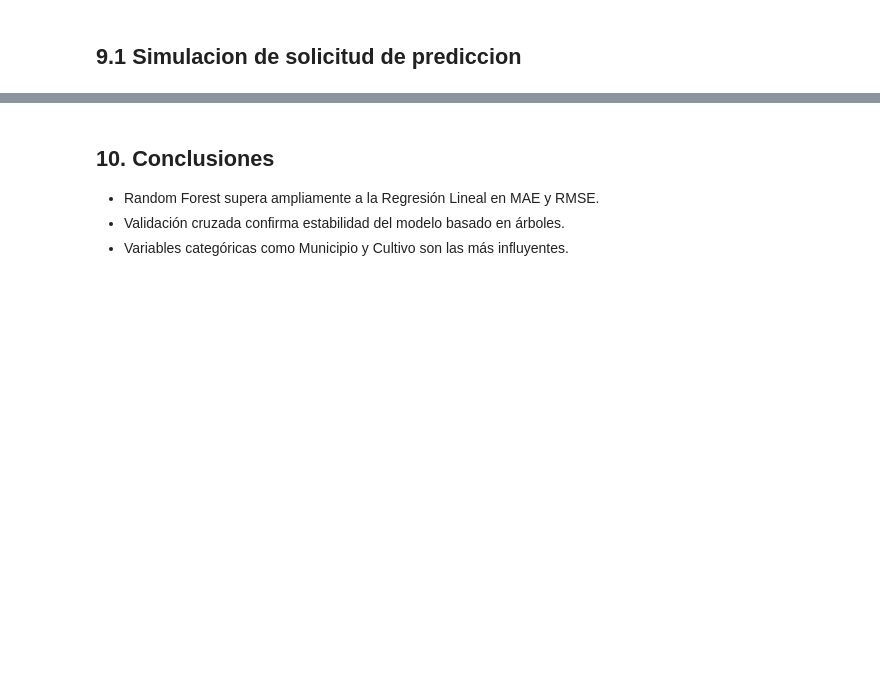
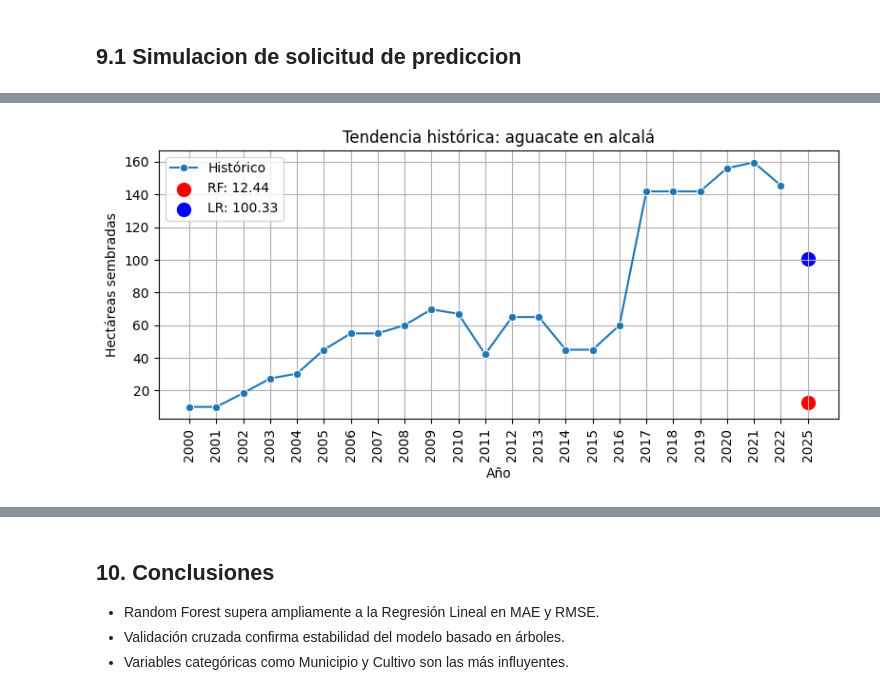
Before and after one commit to diegofvelez-coder/Prediccion-Hectareas_Cultivos_Valle_CO, a Jupyter notebook: 2025_Diego_Velez_Proyecto_Redes_Neuronales_Artificiales.ipynb, the cells around one changed output, grey strips where cells are left out. Drawn from its saved outputs; the diff is of its cells as text; code cells hidden in the pictures; blank space fills up the shorter version.

```diff
--- a/2025_Diego_Velez_Proyecto_Redes_Neuronales_Artificiales.ipynb
+++ b/2025_Diego_Velez_Proyecto_Redes_Neuronales_Artificiales.ipynb
@@ -554,37 +620,73 @@ Ejemplos de predicciones:
 # %% [markdown]
 ## 9.1 Simulacion de solicitud de prediccion
 # %%
-# Solicitar datos al usuario
-anio = int(input("Ingrese el año (ej: 2024): "))
-municipio = input("Ingrese el municipio: ").strip().lower()
-subregion = input("Ingrese la subregión: ").strip().lower()
-cultivo = input("Ingrese el cultivo: ").strip().lower()
-ciclo = input("Ingrese el ciclo: ").strip().lower()
+import ipywidgets as widgets
+from IPython.display import display, clear_output
+import pandas as pd
+import seaborn as sns
+import matplotlib.pyplot as plt
 
-# Crear DataFrame con los datos ingresados
-nuevo_dato = pd.DataFrame({
-    'Año': [anio],
-    'Municipio': [municipio],
-    'Subregión': [subregion],
-    'Cultivo': [cultivo],
-    'Ciclo': [ciclo]
-})
+# Widgets
+input_anio = widgets.IntText(value=2025, description='Año:')
+dropdown_municipio = widgets.Dropdown(options=sorted(df['Municipio'].unique()), description='Municipio:')
+dropdown_subregion = widgets.Dropdown(options=sorted(df['Subregión'].unique()), description='Subregión:')
+dropdown_cultivo = widgets.Dropdown(options=sorted(df['Cultivo'].unique()), description='Cultivo:')
+dropdown_ciclo = widgets.Dropdown(options=sorted(df['Ciclo'].unique()), description='Ciclo:')
+button = widgets.Button(description="Confirmar", button_style='success')
 
-# Unir con estructura original para codificación
-df_temp = pd.concat([df[columnas[:-1]], nuevo_dato], ignore_index=True)
+def on_button_click(b):
+    clear_output(wait=True)
+    display(input_anio, dropdown_municipio, dropdown_subregion, dropdown_cultivo, dropdown_ciclo, button)
 
-# Codificar variables categóricas
-df_temp_encoded = pd.get_dummies(df_temp, columns=['Municipio', 'Subregión', 'Cultivo', 'Ciclo'], drop_first=True)
+    # Filtrar datos históricos
+    filtro = (df['Municipio'] == dropdown_municipio.value) & (df['Cultivo'] == dropdown_cultivo.value)
+    datos_filtrados = df[filtro].copy()
 
-# Tomar la última fila (nuevo dato) con las columnas del modelo
-nuevo_dato_encoded = df_temp_encoded.tail(1).reindex(columns=X.columns, fill_value=0)
+    # Crear vector codificado para RF y LR
+    entrada = {
+        'Año_' + str(input_anio.value): 1,
+        'Municipio_' + dropdown_municipio.value: 1,
+        'Subregión_' + dropdown_subregion.value: 1,
+        'Cultivo_' + dropdown_cultivo.value: 1,
+        'Ciclo_' + dropdown_ciclo.value: 1
+    }
 
-# Realizar predicción con Random Forest
-prediccion_rf = rf.predict(nuevo_dato_encoded)[0]
+    # Vector para RF
+    columnas_rf = rf.feature_names_in_
+    vector_rf = pd.DataFrame([[entrada.get(col, 0) for col in columnas_rf]], columns=columnas_rf)
+    pred_rf = rf.predict(vector_rf)[0]
 
-# Realizar predicción con Regresión Lineal
-prediccion_lr = lr.predict(nuevo_dato_encoded)[0]
+    # Vector para LR
+    columnas_lr = lr.feature_names_in_
+    vector_lr = pd.DataFrame([[entrada.get(col, 0) for col in columnas_lr]], columns=columnas_lr)
+    pred_lr = lr.predict(vector_lr)[0]
 
-print(f"Predicción Random Forest: {prediccion_rf:.2f} hectáreas")
-print(f"Predicción Regresión Lineal: {prediccion_lr:.2f} hectáreas")
+    # Mostrar gráfico si hay datos históricos
+    if not datos_filtrados.empty:
+        plt.figure(figsize=(8, 4))
+        sns.lineplot(data=datos_filtrados.sort_values('Año'), x='Año', y='Hectareas_sembradas', marker='o', label='Histórico')
+        plt.xticks(rotation=90)
+        plt.title(f"Tendencia histórica: {dropdown_cultivo.value} en {dropdown_municipio.value}")
+        plt.xlabel("Año")
+        plt.ylabel("Hectáreas sembradas")
+        plt.grid(True)
+
+        # Graficar predicciones
+        plt.scatter(str(input_anio.value), pred_rf, color='red', s=100, label=f'RF: {pred_rf:.2f}')
+        plt.scatter(str(input_anio.value), pred_lr, color='blue', s=100, label=f'LR: {pred_lr:.2f}')
+        plt.legend()
+        plt.tight_layout()
+        plt.show()
+    else:
+        print("⚠ No hay datos históricos para esta combinación.")
+        print("✅ Se muestran predicciones sin gráfico.")
+
+    # Mostrar valores siempre
+    print(f"✅ Predicción RF (Random Forest): {pred_rf:.2f}")
+    print(f"✅ Predicción LR (Regresión Lineal): {pred_lr:.2f}")
+
+button.on_click(on_button_click)
+
+# Mostrar widgets
+display(input_anio, dropdown_municipio, dropdown_subregion, dropdown_cultivo, dropdown_ciclo, button)
 # %% [output]
@@ -597,0 +699 @@ Predicción Regresión Lineal: 85.54 hectáreas
+[figure, added]
```
Also changed, not shown: parts of 3 cells of this notebook.
